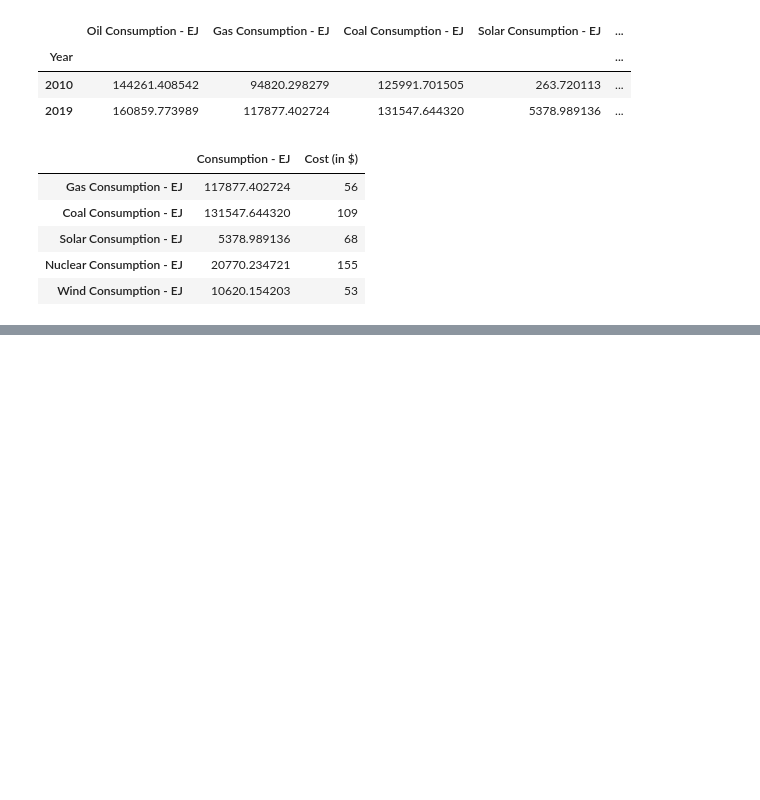
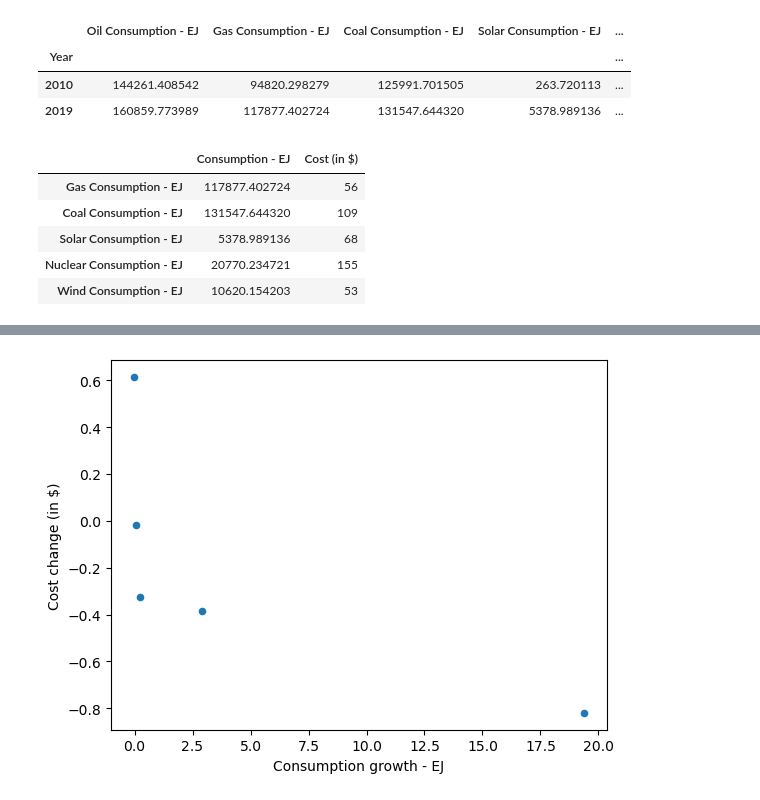
Before and after one commit to IsuruJayamanne/project-ds-energy-source-data-analysis, a Jupyter notebook: diagnostic.ipynb, the cells around one changed output, grey strips where cells are left out. Saved outputs shown, nothing was run; the diff lists cells and outputs as text; code cells hidden in the pictures; blank space fills up the shorter version.

```diff
--- a/diagnostic.ipynb
+++ b/diagnostic.ipynb
@@ -117,0 +182,5 @@ df_2019
+# %%
+df_change_pct.plot.scatter(x='Consumption growth - EJ', y='Cost change (in $)')
+plt.show()
+# %% [output]
+[figure, added]
```
Also changed, not shown: parts of 5 cells of this notebook.
